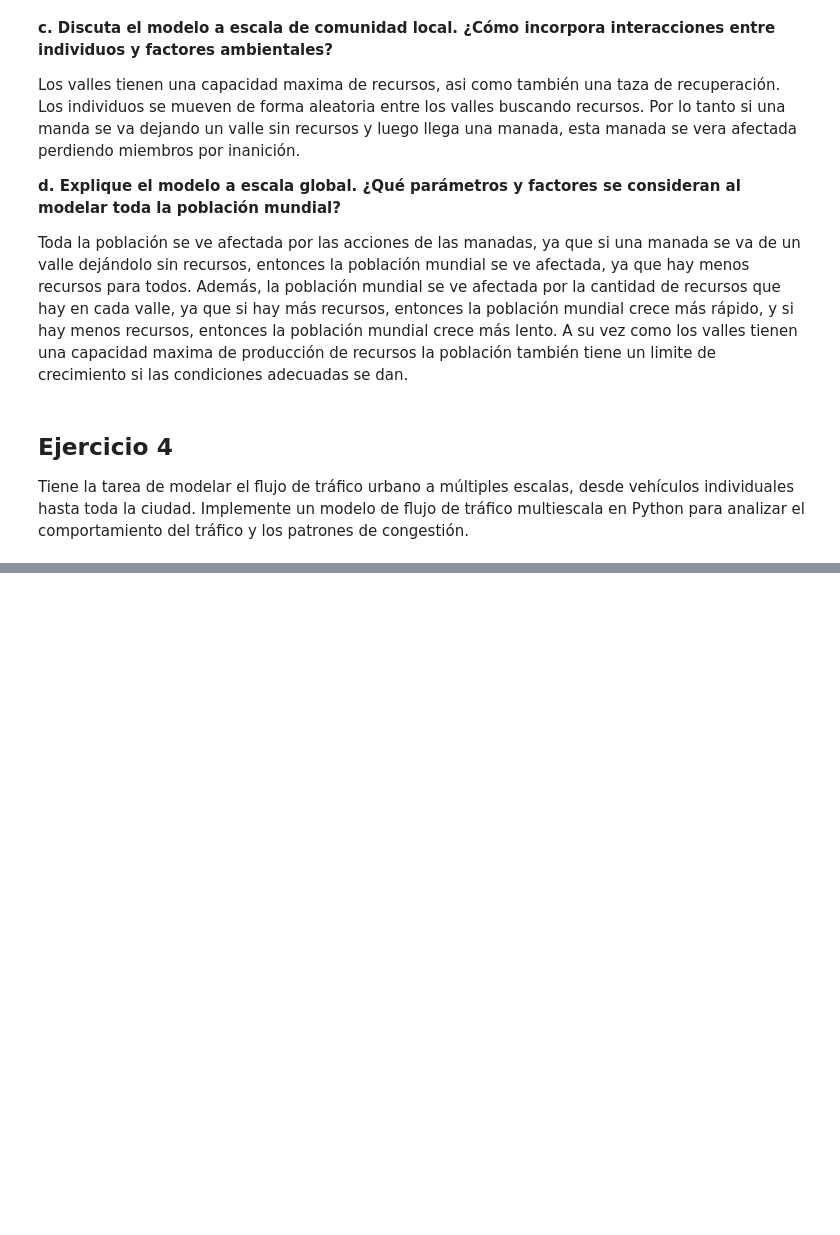
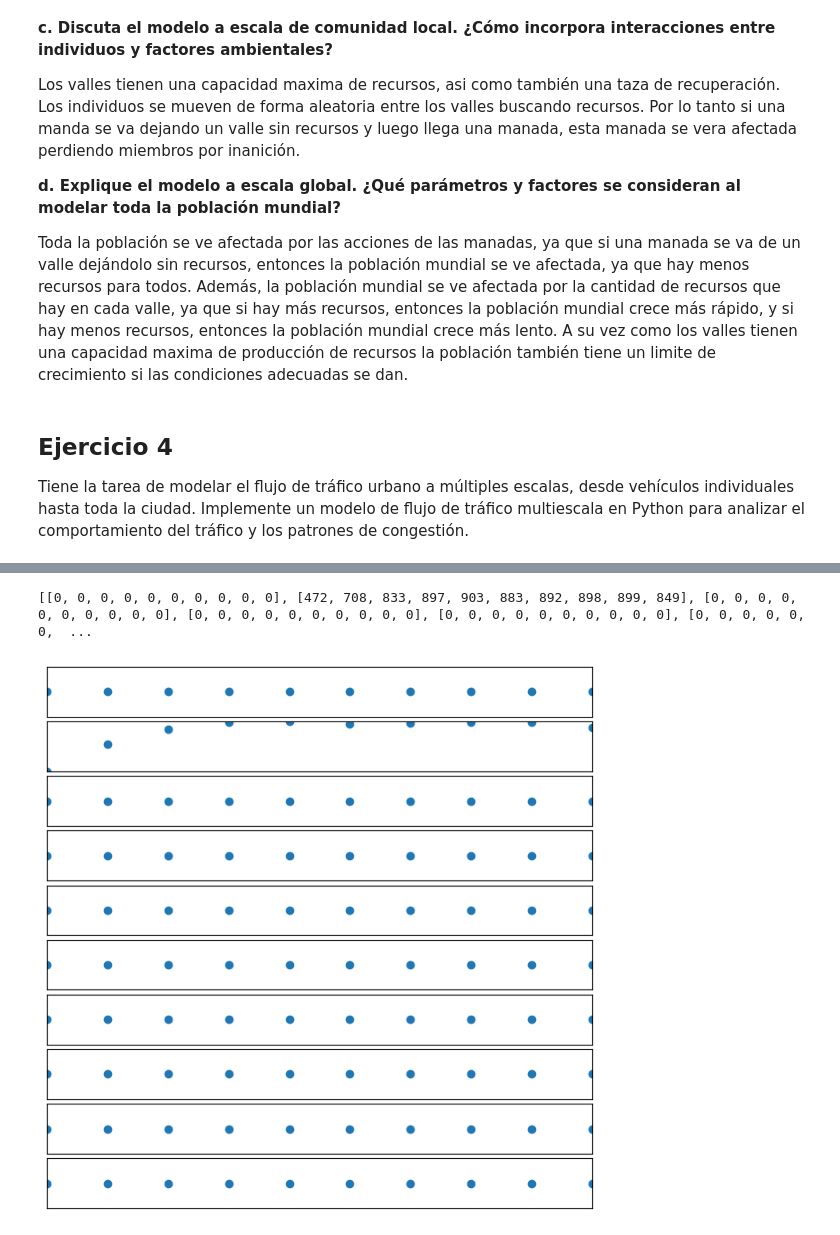
Before and after one commit to Daniel14gonc/Lab6_Modsim, a Jupyter notebook: Lab6.ipynb, the cells around one changed output, grey strips where cells are left out. Saved outputs shown, nothing was run; the diff lists cells and outputs as text; code cells hidden in the pictures; blank space fills up the shorter version.

```diff
--- a/Lab6.ipynb
+++ b/Lab6.ipynb
@@ -496,15 +594,16 @@ cant_zonas = 10
 # %%
 zonas = []
 for i in range(cant_zonas):
-    zonas.append(Zona())
+    zonas.append(Zona(i))
 # %%
 # Crear una cuadrícula de 3x3
 cuadricula = Cuadricula(rows, columns)
 cuadricula.create_grid(zonas)
 # %%
-cant_carros = 1000
+cant_carros = 999
 carros = []
 for i in range(cant_carros):
     street = cuadricula.get_random_street()
+    # 0 es derecha, 1 es izquierda
     lado = random.randint(0, 1)
     carros.append(Carro(street, lado))
@@ -512,0 +610,15 @@ epocas = 1000
+# %%
+epocas = 10
+zonaz_array =[]
+
+for zona in range(cant_zonas):
+    zonaz_array.append([])
+
+
+for epoca in range(epocas):
+    for carro in carros:
+        carro.go_out()
+
+    for zona in zonas:
+        zona.move_cars()
+        zonaz_array[zona.number].append(zona.get_cars())
@@ -512,0 +643,31 @@ epocas = 1000
+# %%
+print(zonaz_array)
+# %% [output]
+[[0, 0, 0, 0, 0, 0, 0, 0, 0, 0], [472, 708, 833, 897, 903, 883, 892, 898, 899, 849], [0, 0, 0, 0, 0, 0, 0, 0, 0, 0], [0, 0, 0, 0, 0, 0, 0, 0, 0, 0], [0, 0, 0, 0, 0, 0, 0, 0, 0, 0], [0, 0, 0, 0, 0, 0,  ...
+# %%
+matriz = zonaz_array
+
+# Obtén las dimensiones de la matriz
+filas = len(matriz)
+
+# Crea un subplot para cada casilla de la matriz
+fig, axs = plt.subplots(filas, 1, figsize=(8, 8))
+
+# Itera a través de la matriz y dibuja cada arreglo en su casilla correspondiente
+for i in range(filas):
+    arreglo = matriz[i]
+    x = np.arange(len(arreglo))
+    axs[i].scatter(x, arreglo)
+    axs[i].set_xlim(0, len(arreglo) - 1)  # Ajusta los límites del eje x
+    axs[i].set_ylim(min(arreglo) - 1, max(arreglo) + 1)  # Ajusta los límites del eje y
+    axs[i].set_xticks([])  # Oculta las etiquetas del eje x
+    axs[i].set_yticks([])  # Oculta las etiquetas del eje y
+
+
+# Ajusta el espacio entre los subplots
+plt.subplots_adjust(wspace=0.1, hspace=0.1)
+
+# Muestra el grid
+plt.show()
+# %% [output]
+[figure, added]
```
Also changed, not shown: parts of 9 cells of this notebook.
